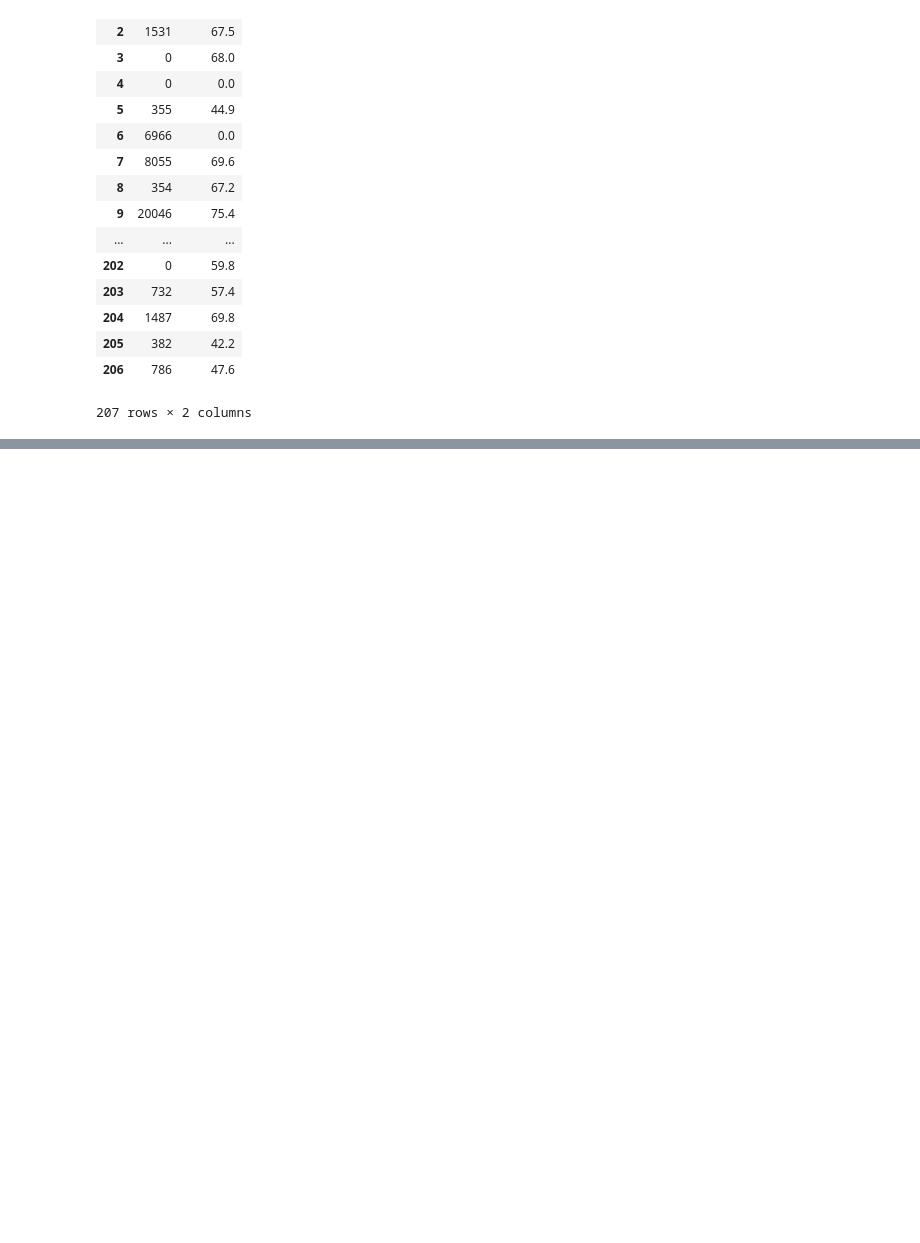
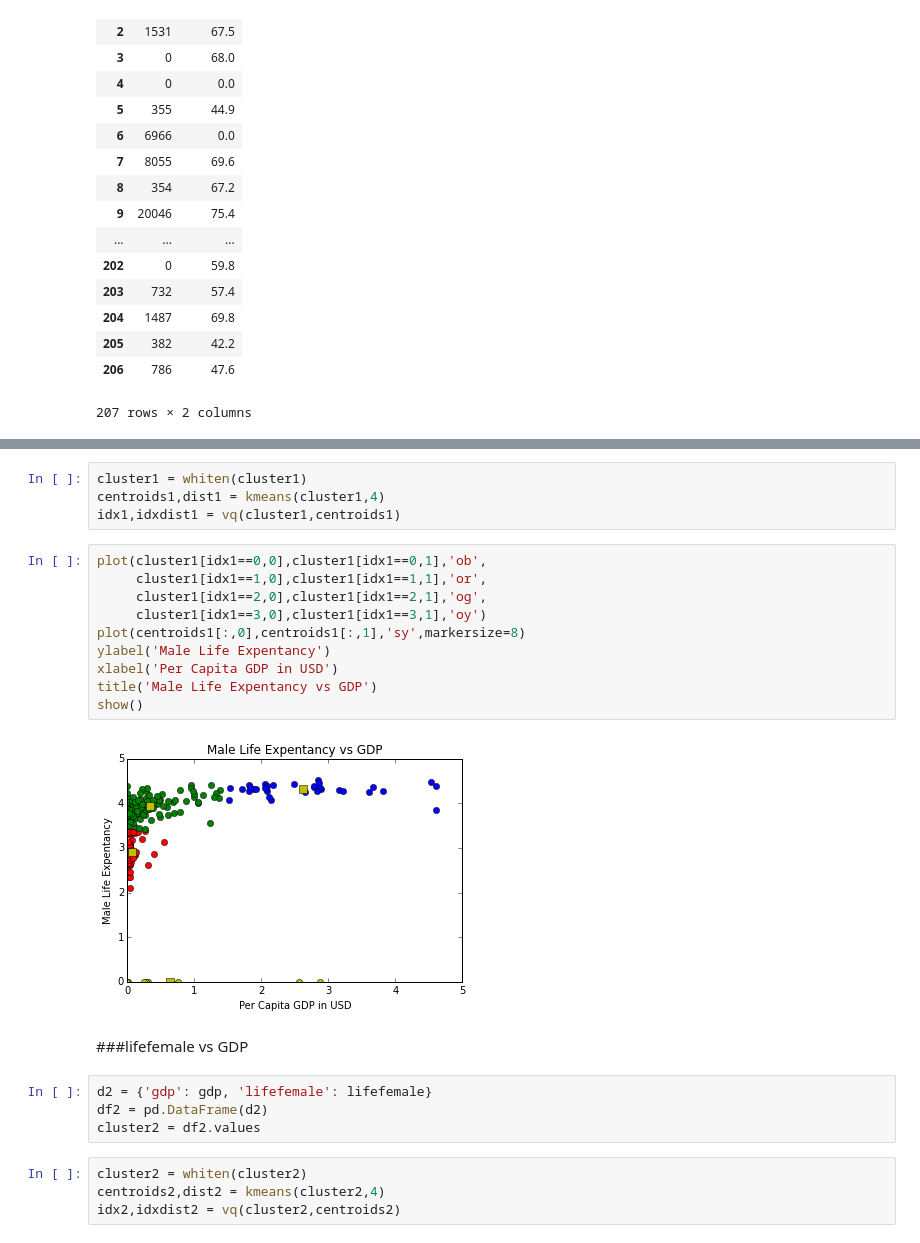
Before and after one commit to molliemarie/Thinkful-Data-Science-Projects, a Jupyter notebook: Unit4/kmeans1.ipynb, the cells around one changed output, grey strips where cells are left out. Drawn from its saved outputs; the diff is of its cells as text; blank space fills up the shorter version.

```diff
--- a/Unit4/kmeans1.ipynb
+++ b/Unit4/kmeans1.ipynb
@@ -184,0 +371,26 @@ df1
+# %%
+cluster1 = whiten(cluster1)
+centroids1,dist1 = kmeans(cluster1,4)
+idx1,idxdist1 = vq(cluster1,centroids1)
+# %%
+plot(cluster1[idx1==0,0],cluster1[idx1==0,1],'ob',
+     cluster1[idx1==1,0],cluster1[idx1==1,1],'or',
+     cluster1[idx1==2,0],cluster1[idx1==2,1],'og',
+     cluster1[idx1==3,0],cluster1[idx1==3,1],'oy')
+plot(centroids1[:,0],centroids1[:,1],'sy',markersize=8)
+ylabel('Male Life Expentancy')
+xlabel('Per Capita GDP in USD')
+title('Male Life Expentancy vs GDP')
+show()
+# %% [output]
+[figure, added]
+# %% [markdown]
+###lifefemale vs GDP
+# %%
+d2 = {'gdp': gdp, 'lifefemale': lifefemale}
+df2 = pd.DataFrame(d2)
+cluster2 = df2.values
+# %%
+cluster2 = whiten(cluster2)
+centroids2,dist2 = kmeans(cluster2,4)
+idx2,idxdist2 = vq(cluster2,centroids2)
```
Also changed, not shown: parts of 22 cells of this notebook, 2 other files.
